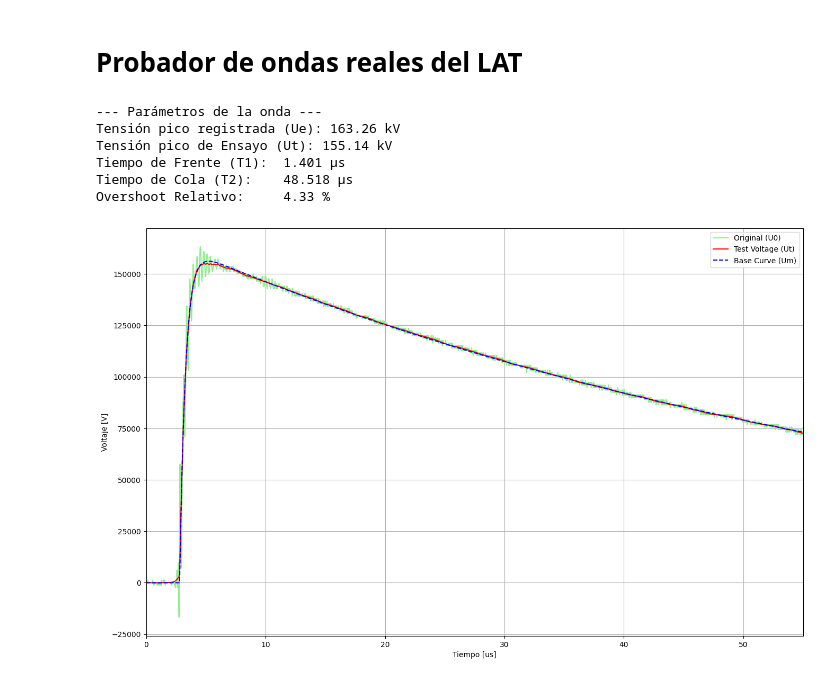
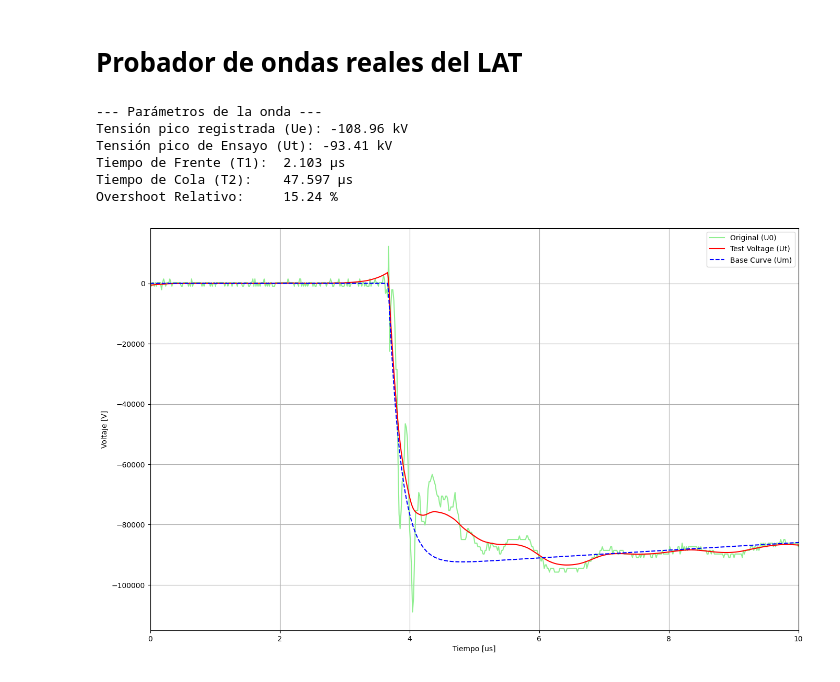
Before and after one commit to DamianTardon/Repositorio_PI, a Jupyter notebook: src/Tester.ipynb, the cells around one changed output. Cells and saved outputs as stored; diff of their text form; code cells hidden in the pictures.

```diff
--- a/src/Tester.ipynb
+++ b/src/Tester.ipynb
@@ -132,19 +132,19 @@ from report import *
 
 if __name__ == "__main__":
     gestor = FileManager()
-    calibration_file = Path.cwd() / "ArchivosCalibracion" / "LI-A1.txt"
+    calibration_file = Path.cwd() / "ArchivosCalibracion" / "LIC-A1.txt"
 
     try:
-        metadata, signal = gestor.read_calibration_file(calibration_file)
-        #print_information(metadata, signal)
+        metadata, waveform = gestor.read_calibration_file(calibration_file)
+        #print_information(metadata, waveform)
     except FileNotFoundError:
         print(f"Error: No se encontró el archivo '{calibration_file}'")
     except Exception as e:
         print(f"Error al procesar el archivo: {e}")
 
-    analyzer = LightningImpulseAnalyzer(signal, metadata['rate'])
+    analyzer = LightningImpulseAnalyzer(waveform, metadata['rate'], sigma_fit=1.0)
 
-    bandera = False
+    bandera = True
     if bandera:
         analyzer.signal_processing()
 
@@ -156,7 +156,7 @@ if __name__ == "__main__":
         print(f"Overshoot Relativo:     {analyzer.results['Beta_prime']:.2f} %")
 
         # Graficar resultado final
-        plt.figure(figsize=(10,6))
+        plt.figure(figsize=(16, 10))
         plt.plot(analyzer.time_axis*1e6, analyzer.zeroed_curve, color='lightgreen', label='Original (U0)')
         plt.plot(analyzer.time_axis*1e6, analyzer.test_voltage_curve, color='red', linestyle='-', label='Test Voltage (Ut)')
         plt.plot(analyzer.time_axis*1e6, analyzer.base_curve * analyzer.factor, color='blue', linestyle='--', label='Base Curve (Um)')
@@ -248,17 +241,17 @@ from report import *
 
 if __name__ == "__main__":
     gestor = FileManager()
-    calibration_file = Path.cwd() / "owon" / "LAT_1.txt"
+    calibration_file = Path.cwd() / "owon" / "LAT_6.txt"
 
     try:
-        metadata, signal = gestor.read_calibration_file(calibration_file)
-        #print_information(metadata, signal)
+        metadata, waveform = gestor.read_calibration_file(calibration_file)
+        #print_information(metadata, waveform)
     except FileNotFoundError:
         print(f"Error: No se encontró el archivo '{calibration_file}'")
     except Exception as e:
         print(f"Error al procesar el archivo: {e}")
 
-    analyzer = LightningImpulseAnalyzer(signal, metadata['rate'])
+    analyzer = LightningImpulseAnalyzer(waveform, metadata['rate'], sigma_fit=1.0)
 
     bandera = True
     if bandera:
@@ -276,7 +269,7 @@ if __name__ == "__main__":
         plt.plot(analyzer.time_axis*1e6, analyzer.zeroed_curve, color='lightgreen', label='Original (U0)')
         plt.plot(analyzer.time_axis*1e6, analyzer.test_voltage_curve, color='red', linestyle='-', label='Test Voltage (Ut)')
         plt.plot(analyzer.time_axis*1e6, analyzer.base_curve * analyzer.factor, color='blue', linestyle='--', label='Base Curve (Um)')
-        plt.xlim(0, 55)
+        plt.xlim(0, 10)
         #plt.yticks(np.arange(-360, 1, 45))                              # Paso de la grilla
         plt.xlabel("Tiempo [us]")
         plt.ylabel("Voltaje [V]")
@@ -315,36 +308,36 @@ if __name__ == "__main__":
         analyzer._construct_base_curve()
         print(f"Máximo de tensión de la curva base (Ub): {analyzer.Ub/1000:.2f} kV")
         plot_base_curve(analyzer.time_axis, analyzer.zeroed_curve_abs, analyzer.base_curve)
 
         # Paso 6: Calcular la curva residual.
         analyzer._calculate_residual_curve()
         plot_residual_curve(analyzer.time_axis, analyzer.residual_curve)
 
         # Paso 7: Filtrar la curva residual.
         analyzer._filter_to_residual()
         plot_filtered_residual_curve(analyzer.time_axis, analyzer.filtered_residual)
 
         # Paso 8: Calcular la curva de tensión de ensayo Ut(t) y su valor máximo Ut.
         analyzer._construct_test_voltage_curve()
         print(f"Valor máximo de la tensión de ensayo (Ut): {analyzer.Ut/1000:.2f} kV")
         plot_test_voltage_curve(analyzer.time_axis, analyzer.test_voltage_curve)
 
         # Paso 9: Calcular los parámetros característicos de la onda de impulso.
         analyzer._calculate_parameters()
 
         print("Parámetros característicos de la onda de impulso:")
         print(f"Ut = {analyzer.results['Ut']/1e3:.2f} kV")
         print(f"T1 = {analyzer.results['T1']*1e6:.2f} µs")
         print(f"T2 = {analyzer.results['T2']*1e6:.2f} µs")
         print(f"O1 = {analyzer.results['O1']*1e6:.2f} µs")
         print(f"Beta' = {analyzer.results['Beta_prime']:.2f} %")
         print(f"Ue = {analyzer.results['Ue']/1e3:.2f} kV")
         print(f"Ub = {analyzer.results['Ub']/1e3:.2f} kV")
 # %% [output]
 --- Parámetros de la onda ---
-Tensión pico registrada (Ue): 163.26 kV
-Tensión pico de Ensayo (Ut): 155.14 kV
-Tiempo de Frente (T1):  1.401 µs
-Tiempo de Cola (T2):    48.518 µs
-Overshoot Relativo:     4.33 %
+Tensión pico registrada (Ue): -108.96 kV
+Tensión pico de Ensayo (Ut): -93.41 kV
+Tiempo de Frente (T1):  2.103 µs
+Tiempo de Cola (T2):    47.597 µs
+Overshoot Relativo:     15.24 %
-[figure, old version]
+[figure, new version]
```
Also changed, not shown: parts of 1 cell of this notebook, 2 other files.
